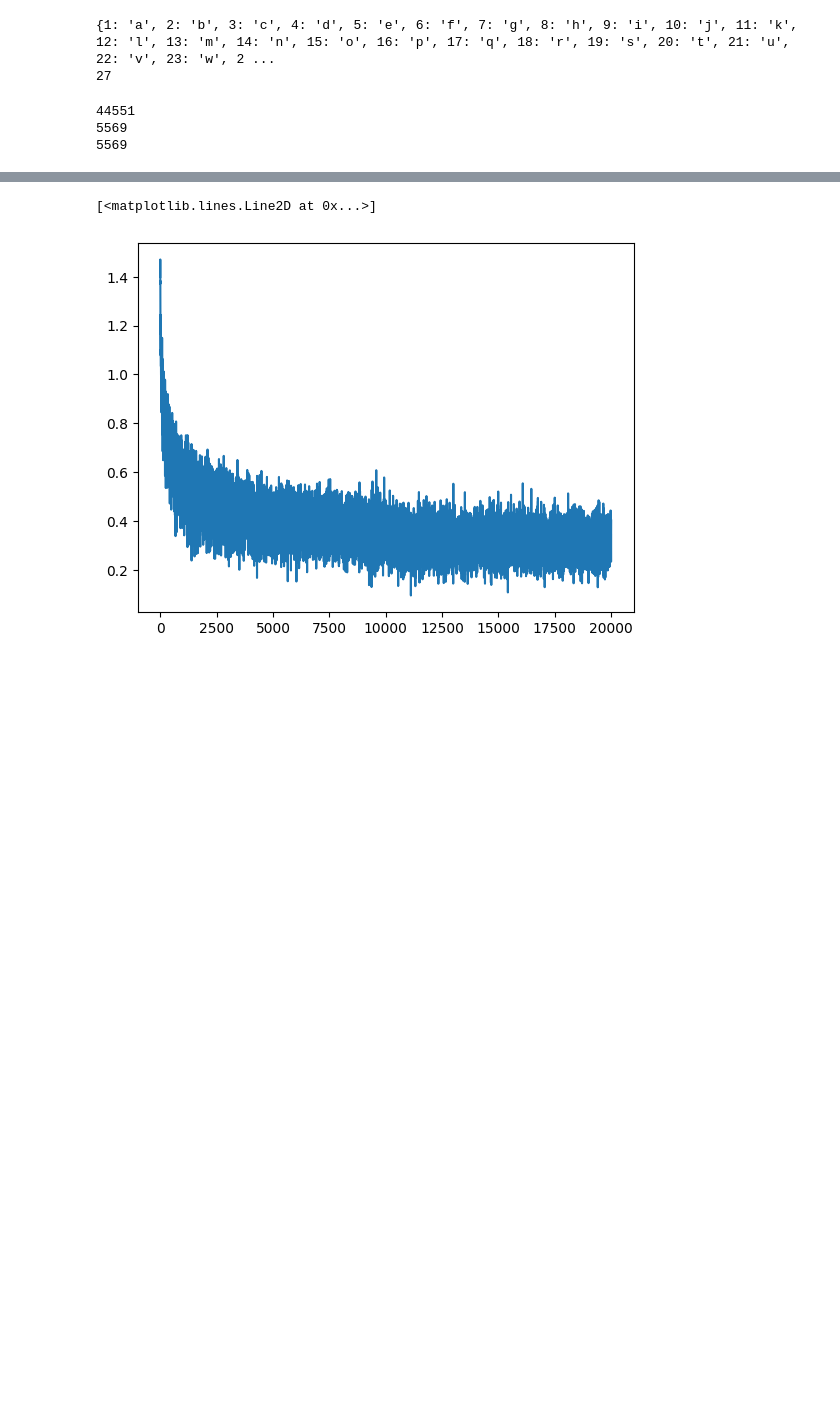
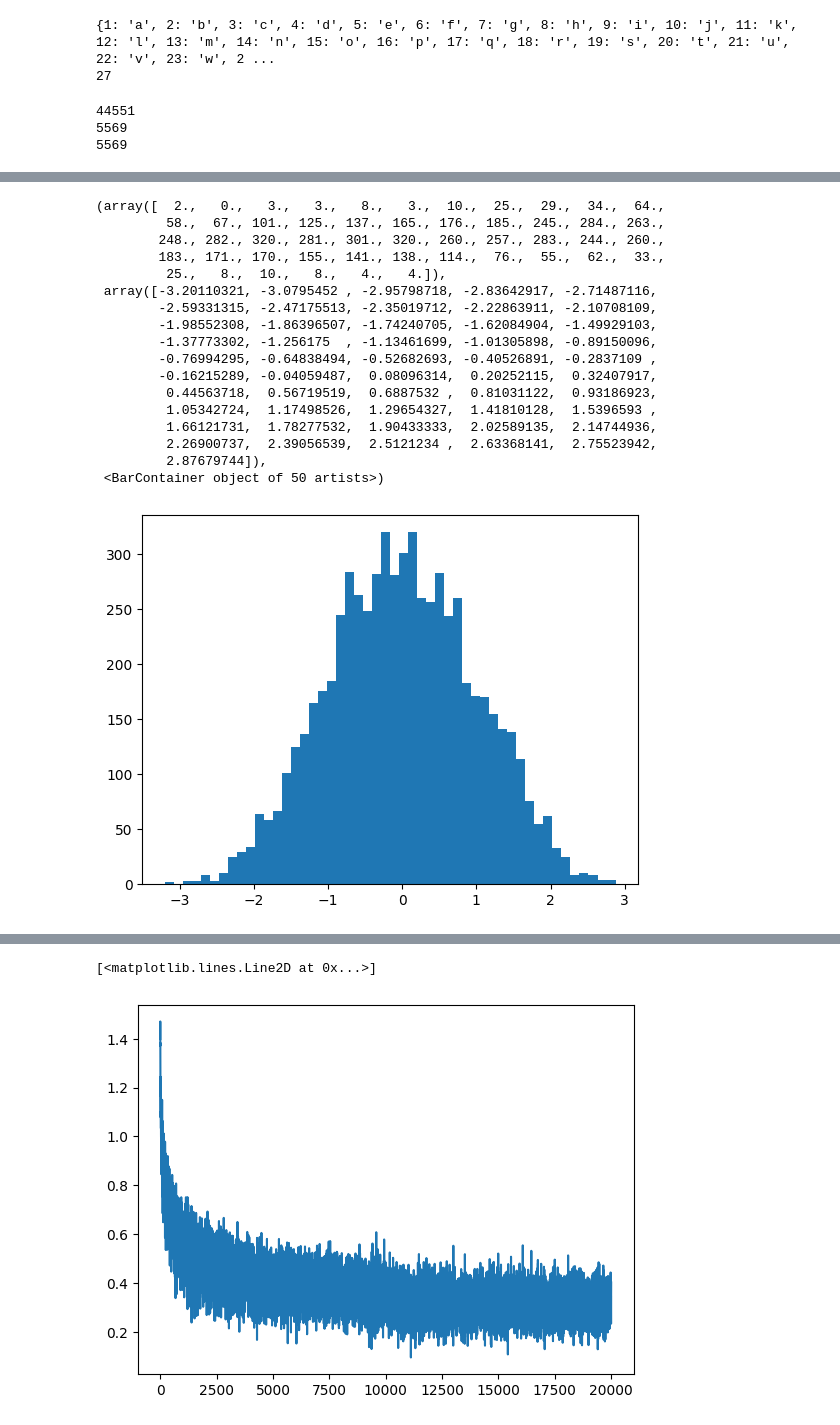
Before and after one commit to abhishek-marathe04/makemore, a Jupyter notebook: makemore_part3.ipynb, the cells around one changed output, grey strips where cells are left out. Saved outputs shown, nothing was run; the diff lists cells and outputs as text; code cells hidden in the pictures; blank space fills up the shorter version.

```diff
--- a/makemore_part3.ipynb
+++ b/makemore_part3.ipynb
@@ -159,0 +202,22 @@ for i in range(max_steps):
+# %%
+# Lets check pre activation, as we can see, its taking really brod values
+plt.hist(hpreact.view(-1).tolist(), 50)
+# %% [output]
+(array([  2.,   0.,   3.,   3.,   8.,   3.,  10.,  25.,  29.,  34.,  64.,
+         58.,  67., 101., 125., 137., 165., 176., 185., 245., 284., 263.,
+        248., 282., 320., 281., 301., 320., 260., 257., 283., 244., 260.,
+        183., 171., 170., 155., 141., 138., 114.,  76.,  55.,  62.,  33.,
+         25.,   8.,  10.,   8.,   4.,   4.]),
+ array([-3.20110321, -3.0795452 , -2.95798718, -2.83642917, -2.71487116,
+        -2.59331315, -2.47175513, -2.35019712, -2.22863911, -2.10708109,
+        -1.98552308, -1.86396507, -1.74240705, -1.62084904, -1.49929103,
+        -1.37773302, -1.256175  , -1.13461699, -1.01305898, -0.89150096,
+        -0.76994295, -0.64838494, -0.52682693, -0.40526891, -0.2837109 ,
+        -0.16215289, -0.04059487,  0.08096314,  0.20252115,  0.32407917,
+         0.44563718,  0.56719519,  0.6887532 ,  0.81031122,  0.93186923,
+         1.05342724,  1.17498526,  1.29654327,  1.41810128,  1.5396593 ,
+         1.66121731,  1.78277532,  1.90433333,  2.02589135,  2.14744936,
+         2.26900737,  2.39056539,  2.5121234 ,  2.63368141,  2.75523942,
+         2.87679744]),
+ <BarContainer object of 50 artists>)
+[figure, added]
```
Also changed, not shown: parts of 9 cells of this notebook.
